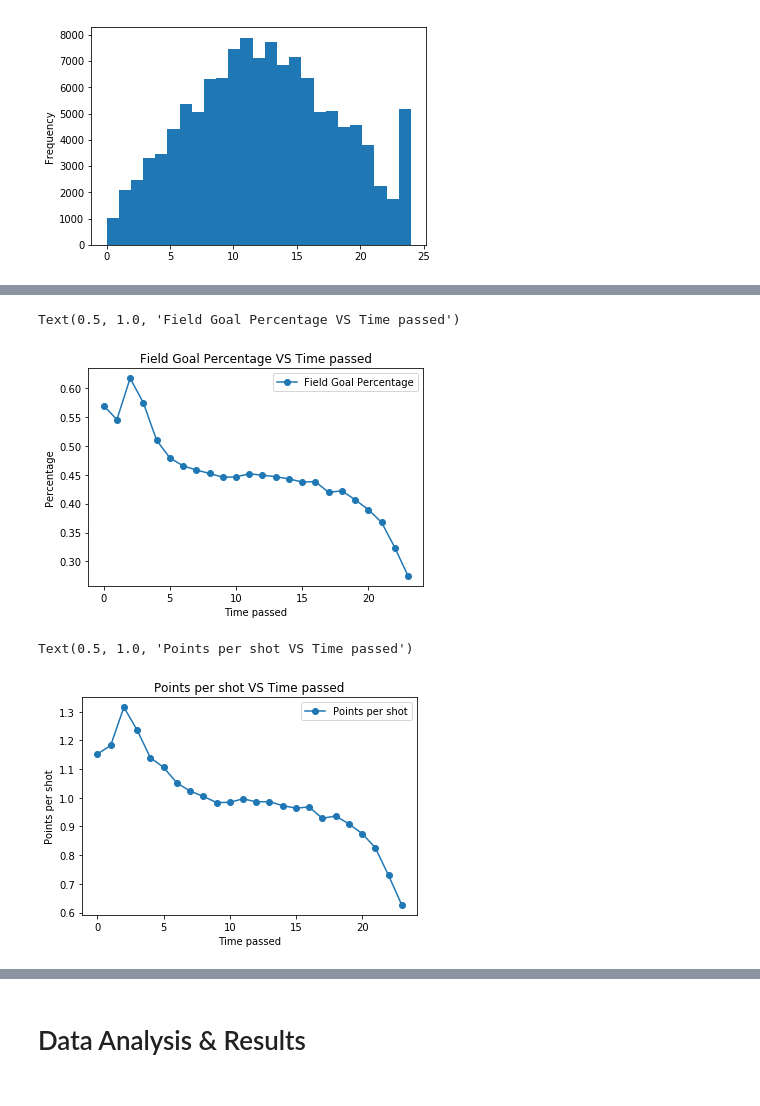
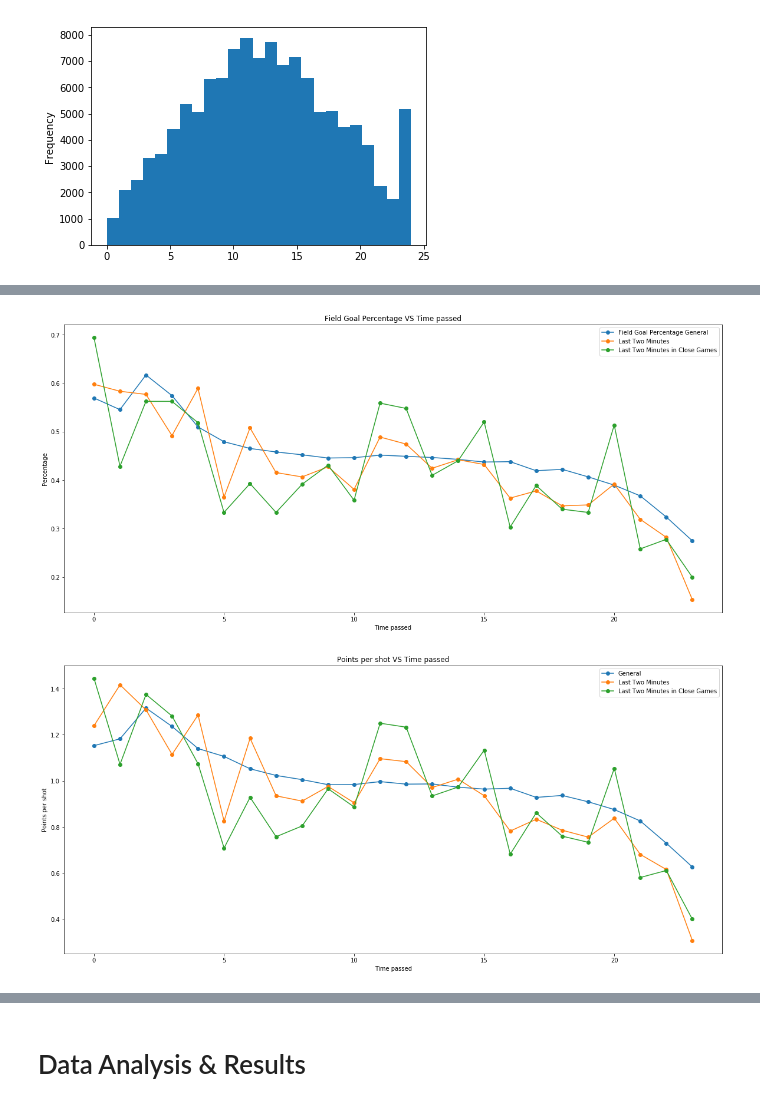
Before and after one commit to thomastangerine/COGS_108_Final, a Jupyter notebook: FinalProject.ipynb, the cells around one changed output, grey strips where cells are left out. Saved outputs shown, nothing was run; the diff lists cells and outputs as text; code cells hidden in the pictures.

Commit message:
Finish data visualsiaont

```diff
--- a/FinalProject.ipynb
+++ b/FinalProject.ipynb
@@ -514,0 +137,9 @@ shots
+# %%
+#dfc['Time_of_Sail'] = pd.to_datetime(dfc['Time_of_Sail'],format= '%H:%M:%S' ).dt.time
+shots['GAME_CLOCK'] = pd.to_datetime(shots['GAME_CLOCK'], format='%M:%S' ).dt.minute
+#shots
+#type(shots.iloc[0]['GAME_CLOCK'])
+#shots['GAME_CLOCK'] = int(round(shots['GAME_CLOCK']))
+
+
+#shots
@@ -514,0 +173,3 @@ shots
+# %%
+last_two_min = shots.loc[(shots['GAME_CLOCK'] >= 11) & (shots['GAME_CLOCK'] <= 12) & (shots['PERIOD'] == 4)]
+last_two_min
@@ -514,0 +195,4 @@ shots
+# %%
+last_two_min_close = shots.loc[(shots['GAME_CLOCK'] >= 11) & (shots['GAME_CLOCK'] <= 12) & (shots['PERIOD'] == 4)
+                                & (shots['FINAL_MARGIN'] >= -8) & (shots['FINAL_MARGIN'] <= 8)]
+last_two_min_close
@@ -546,10 +264,14 @@ shot_clock_ranges.append(shots.loc[(shots['SHOT_CLOCK'] >= 0) & (shots['SHOT_CLO
 
 field_goal_percentages = []
 points_per_shots = []
+shot_dist = []
 for shot_range in shot_clock_ranges:
     field_goal_percentages.append(shot_range['FGM'].sum() / shot_range['FGM'].count())
     points_per_shots.append(shot_range['PTS'].sum() / shot_range['PTS'].count())
+    shot_dist.append(shot_range['SHOT_DIST'].sum() / shot_range['SHOT_DIST'].count())
 
-print (field_goal_percentages)
-print (points_per_shots)
+
+#print (field_goal_percentages)
+#print (points_per_shots)
+shot_dist
 # %% [output]
@@ -558,20 +371,35 @@ print (points_per_shots)
 # %%
 plt.plot(field_goal_percentages, marker = 'o')
+plt.plot(field_goal_percentages_last_two, marker = 'o')
+plt.plot(field_goal_percentages_last_two_close, marker = 'o')
 
-plt.legend(['Field Goal Percentage'])
+
+plt.legend(['Field Goal Percentage General', 'Last Two Minutes', 'Last Two Minutes in Close Games'])
 plt.ylabel('Percentage')
 plt.xlabel('Time passed')
 plt.title('Field Goal Percentage VS Time passed')
+
+#Change Dimensions
+fig_size = plt.rcParams["figure.figsize"]
+fig_size[0] = 20
+fig_size[1] = 9
+plt.rcParams["figure.figsize"] = fig_size
 # %% [output]
-Text(0.5, 1.0, 'Field Goal Percentage VS Time passed')
-[figure, old version]
+[figure, new version]
 # %%
 plt.plot(points_per_shots, marker = 'o')
+plt.plot(points_per_shots_last_two, marker = 'o')
+plt.plot(points_per_shots_last_two_close, marker = 'o')
 
-plt.legend(['Points per shot'])
+plt.legend(['General', 'Last Two Minutes', 'Last Two Minutes in Close Games'])
 plt.ylabel('Points per shot')
 plt.xlabel('Time passed')
 plt.title('Points per shot VS Time passed')
+
+#Change Dimensions
+fig_size = plt.rcParams["figure.figsize"]
+fig_size[0] = 20
+fig_size[1] = 9
+plt.rcParams["figure.figsize"] = fig_size
 # %% [output]
-Text(0.5, 1.0, 'Points per shot VS Time passed')
-[figure, old version]
+[figure, new version]
```
Also changed, not shown: parts of 21 cells of this notebook.
